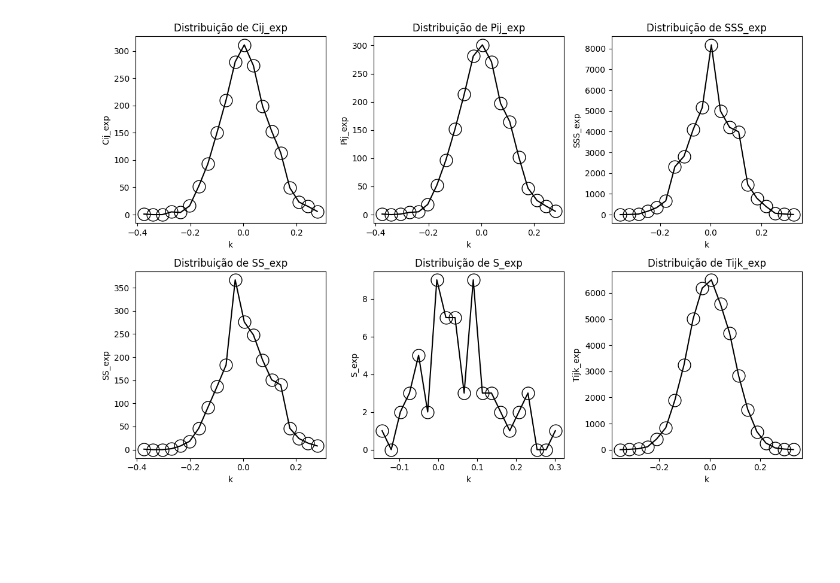
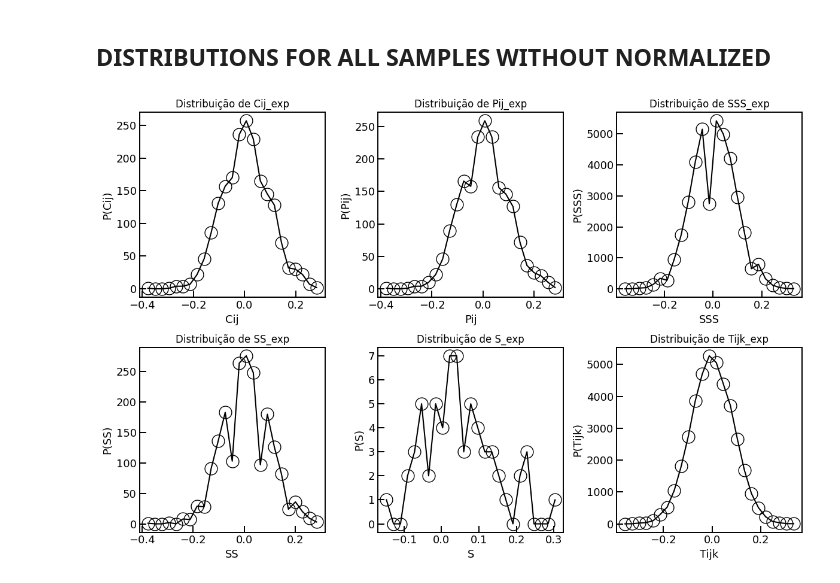
Before and after one commit to JuniorAlencar/BoltzmannMachine, a Jupyter notebook: BM_Program_json/jupyter/read_json.ipynb, the cells around one changed output. Cells and saved outputs as stored; diff of their text form; code cells hidden in the pictures; blank space fills up the shorter version.

Commit message:
update json_read

```diff
--- a/BM_Program_json/jupyter/read_json.ipynb
+++ b/BM_Program_json/jupyter/read_json.ipynb
@@ -16,7 +63,7 @@ for i, key in enumerate(data.keys()):
     hist, bin_edges = np.histogram(data[key], bins=20)
 
     # Normalizar o histograma para que seja uma distribuição de probabilidade
-    P_k = hist / np.sum(hist)
+    P_k = hist
 
     # Calcular o centro de cada bin (os valores de k)
     k = (bin_edges[:-1] + bin_edges[1:]) / 2
@@ -24,9 +71,14 @@ for i, key in enumerate(data.keys()):
     # Determinar a posição no subplot (linha e coluna)
     ax = axs[i // 3, i % 3]
     ax.plot(k, P_k, marker='o', linestyle='-', markersize=15, mec='k', mfc='none', color='k')
-    ax.set_xlabel('k')
-    ax.set_ylabel(key)
+    ax.set_xlabel(f'{key[:-4]}', fontsize=13)
+    ax.set_ylabel(f"P({key[:-4]})", fontsize=13)
     ax.set_title(f'Distribuição de {key}')
+
+    ax.tick_params(which='major', width=thickness_axes, length=8, direction="in", labelsize=13)
+    for spine in ax.spines.values():
+        spine.set_linewidth(thickness_axes)
+
 
 # Ajustar o layout para que os gráficos não se sobreponham
 plt.tight_layout()
@@ -36,0 +110,13 @@ plt.show()
+# %%
+filtered_data = {}
+for key, values in concatenated_data.items():
+    values = np.array(values)
+    q1, q3 = np.percentile(values, [25, 75])
+    iqr = q3 - q1
+    lower_bound = q1 - 1.5 * iqr
+    upper_bound = q3 + 1.5 * iqr
+    filtered_data[key] = values[(values >= lower_bound) & (values <= upper_bound)]
+# %%
+# Cij_exp, Pij_exp, Tijk_exp, S_exp, SS_exp, SSS_exp -> keys of data
+with open("concatenated_data.json", 'r') as file:
+    data = json.load(file)
@@ -37,32 +157,36 @@ plt.show()
+# %% [markdown]
+## DISTRIBUTIONS FOR ALL SAMPLES WITHOUT NORMALIZED
 # %%
-# Cij_exp, Pij_exp, Tijk_exp, S_exp, SS_exp, SSS_exp -> keys of data
-with open("../Results/Flow_Spin/Data_01/iRB_064x128_M1.0e+00_u1.0e-02_U1.0e-02_Ca1.00e-01/S0.50_n4749/Configs/c015_Satu.json", 'r') as file:
-    data = json.load(file)
-
 # Assumindo que `data` é um dicionário com as chaves que queremos plotar
 fig, axs = plt.subplots(2, 3, figsize=(12, 8))
 fig.tight_layout(pad=5.0)
 
 # Iterar pelas chaves e subplots
 for i, key in enumerate(data.keys()):
-    hist, bin_edges = np.histogram(data[key], bins=20)
+    hist, bin_edges = np.histogram(data[key], bins=25)
 
     # Normalizar o histograma para que seja uma distribuição de probabilidade
     P_k = hist
 
     # Calcular o centro de cada bin (os valores de k)
     k = (bin_edges[:-1] + bin_edges[1:]) / 2
 
     # Determinar a posição no subplot (linha e coluna)
     ax = axs[i // 3, i % 3]
     ax.plot(k, P_k, marker='o', linestyle='-', markersize=15, mec='k', mfc='none', color='k')
-    ax.set_xlabel('k')
-    ax.set_ylabel(key)
+    ax.set_xlabel(f'{key[:-4]}', fontsize=13)
+    ax.set_ylabel(f"P({key[:-4]})", fontsize=13)
     ax.set_title(f'Distribuição de {key}')
+
+    ax.tick_params(which='major', width=thickness_axes, length=8, direction="in", labelsize=13)
+    # Set thickness for spines
+    for spine in ax.spines.values():
+        spine.set_linewidth(thickness_axes)
+
 
 # Ajustar o layout para que os gráficos não se sobreponham
 plt.tight_layout()
 #plt.savefig("../presentation/exp_means_iRB_064x128_M1.0e+00_u1.0e-02_U1.0e-02_Ca1.00e-01_S0.50_n4749_c005_Satu.pdf", dpi=300)
 plt.show()
 # %% [output]
-[figure, old version]
+[figure, new version]
```
Also changed, not shown: parts of 9 cells of this notebook, 2 other files.
